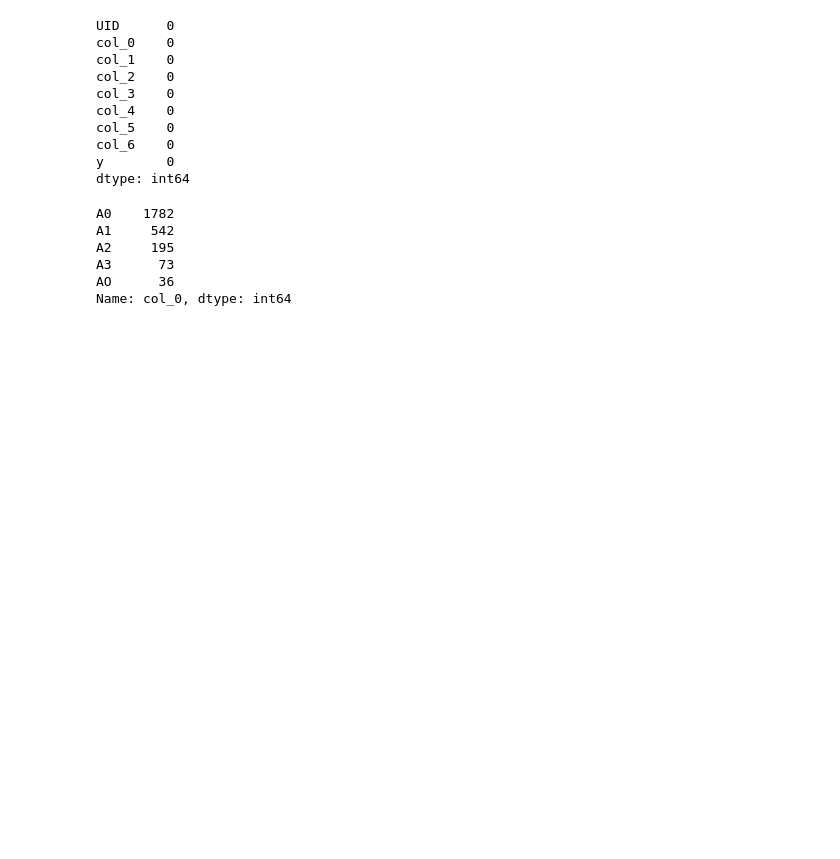
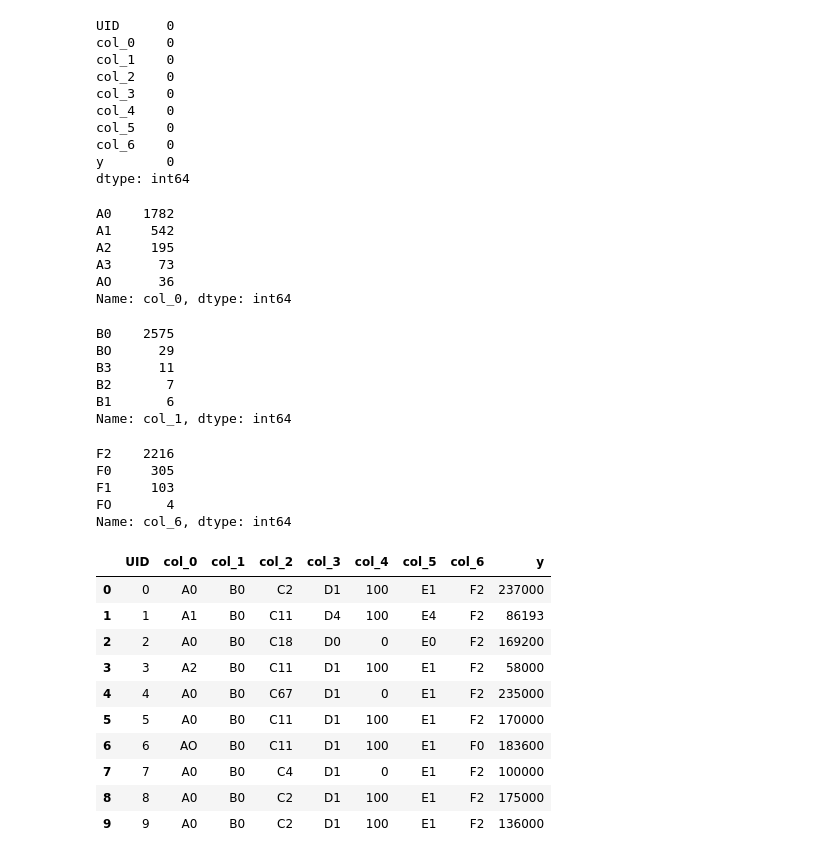
Before and after one commit to Mubassir1820/Kaggle_competition, a Jupyter notebook: Kaggle_comp.ipynb, the cells around one changed output. Cells and saved outputs as stored; diff of their text form; code cells hidden in the pictures; blank space fills up the shorter version.

```diff
--- a/Kaggle_comp.ipynb
+++ b/Kaggle_comp.ipynb
@@ -211,3 +211,38 @@ A2     195
 A3      73
 AO      36
 Name: col_0, dtype: int64
+# %%
+df['col_1'] = df['col_1'].map(preprocess)
+# %%
+df['col_1'].value_counts()
+# %% [output]
+B0    2575
+BO      29
+B3      11
+B2       7
+B1       6
+Name: col_1, dtype: int64
+# %%
+df['col_6'] = df['col_6'].map(preprocess)
+# %%
+df['col_6'].value_counts()
+# %% [output]
+F2    2216
+F0     305
+F1     103
+FO       4
+Name: col_6, dtype: int64
+# %%
+df.head(10)
+# %% [output]
+|  | UID | col_0 | col_1 | col_2 | col_3 | col_4 | col_5 | col_6 | y |
+| 0 | 0 | A0 | B0 | C2 | D1 | 100 | E1 | F2 | 237000 |
+| 1 | 1 | A1 | B0 | C11 | D4 | 100 | E4 | F2 | 86193 |
+| 2 | 2 | A0 | B0 | C18 | D0 | 0 | E0 | F2 | 169200 |
+| 3 | 3 | A2 | B0 | C11 | D1 | 100 | E1 | F2 | 58000 |
+| 4 | 4 | A0 | B0 | C67 | D1 | 0 | E1 | F2 | 235000 |
+| 5 | 5 | A0 | B0 | C11 | D1 | 100 | E1 | F2 | 170000 |
+| 6 | 6 | AO | B0 | C11 | D1 | 100 | E1 | F0 | 183600 |
+| 7 | 7 | A0 | B0 | C4 | D1 | 0 | E1 | F2 | 100000 |
+| 8 | 8 | A0 | B0 | C2 | D1 | 100 | E1 | F2 | 175000 |
+| 9 | 9 | A0 | B0 | C2 | D1 | 100 | E1 | F2 | 136000 |
```
Also changed, not shown: parts of 6 cells of this notebook.
